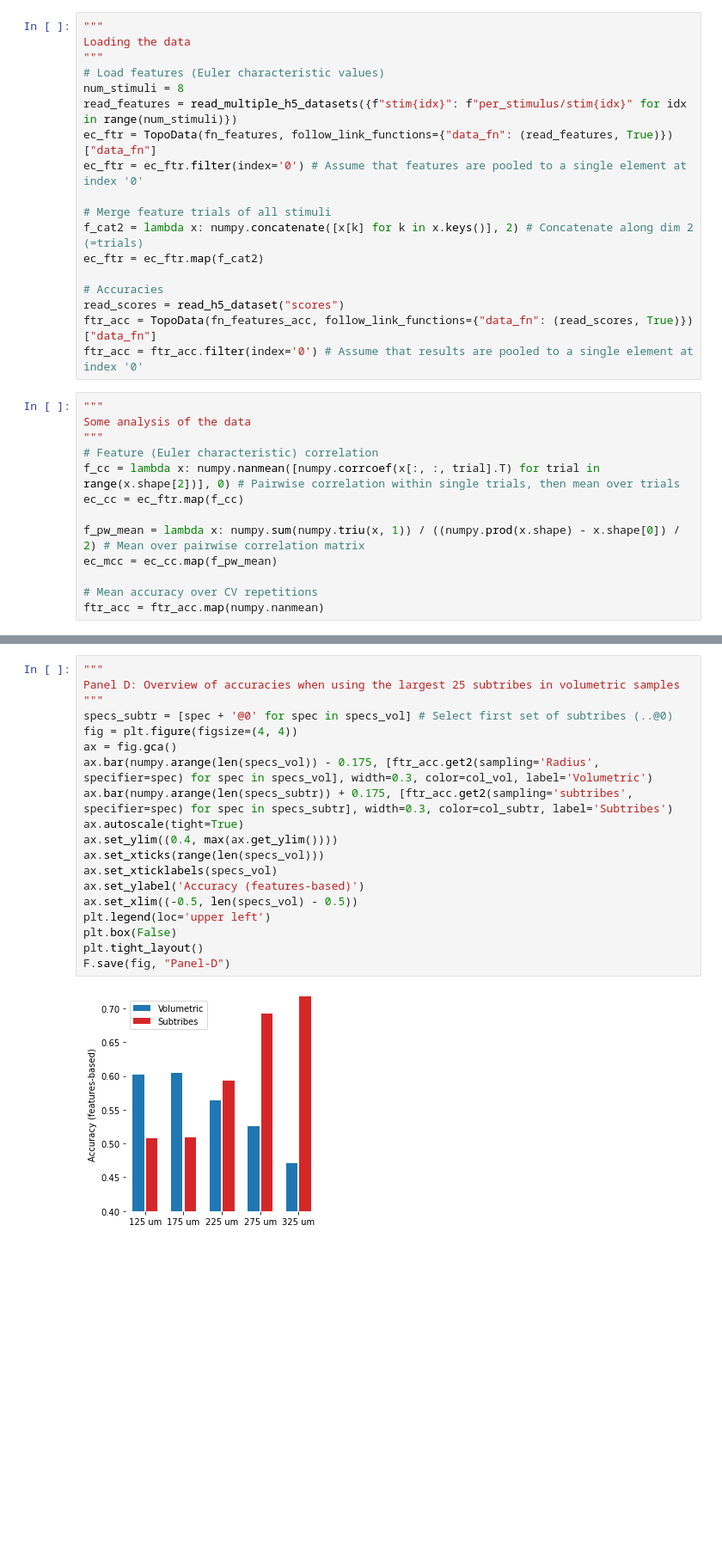
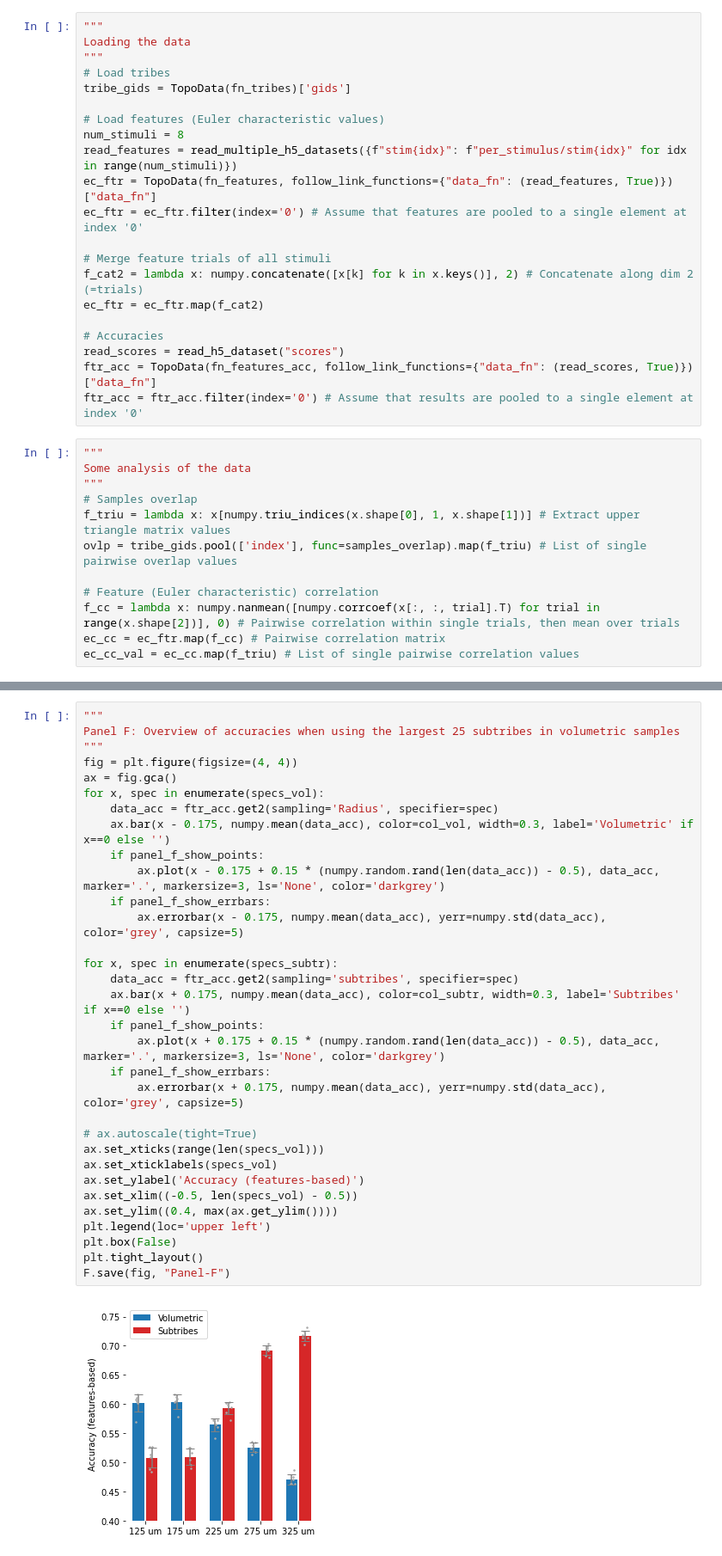
Before and after one commit to BlueBrain/topological_sampling, a Jupyter notebook: notebooks/Figure 7.ipynb, the cells around one changed output, grey strips where cells are left out. Shown at 86% size. Drawn from its saved outputs; the diff is of its cells as text; blank space fills up the shorter version.

```diff
--- a/notebooks/Figure 7.ipynb
+++ b/notebooks/Figure 7.ipynb
@@ -41,6 +65,9 @@ F = fhlpr("Figure 7")
 """
 Loading the data
 """
+# Load tribes
+tribe_gids = TopoData(fn_tribes)['gids']
+
 # Load features (Euler characteristic values)
 num_stimuli = 8
 read_features = read_multiple_h5_datasets({f"stim{idx}": f"per_stimulus/stim{idx}" for idx in range(num_stimuli)})
@@ -59,12 +86,11 @@ ftr_acc = ftr_acc.filter(index='0') # Assume that results are pooled to a single
 """
 Some analysis of the data
 """
+# Samples overlap
+f_triu = lambda x: x[numpy.triu_indices(x.shape[0], 1, x.shape[1])] # Extract upper triangle matrix values
+ovlp = tribe_gids.pool(['index'], func=samples_overlap).map(f_triu) # List of single pairwise overlap values
+
 # Feature (Euler characteristic) correlation
 f_cc = lambda x: numpy.nanmean([numpy.corrcoef(x[:, :, trial].T) for trial in range(x.shape[2])], 0) # Pairwise correlation within single trials, then mean over trials
-ec_cc = ec_ftr.map(f_cc)
-
-f_pw_mean = lambda x: numpy.sum(numpy.triu(x, 1)) / ((numpy.prod(x.shape) - x.shape[0]) / 2) # Mean over pairwise correlation matrix
-ec_mcc = ec_cc.map(f_pw_mean)
-
-# Mean accuracy over CV repetitions
-ftr_acc = ftr_acc.map(numpy.nanmean)
+ec_cc = ec_ftr.map(f_cc) # Pairwise correlation matrix
+ec_cc_val = ec_cc.map(f_triu) # List of single pairwise correlation values
@@ -177,23 +261,36 @@ F.save(fig, "Panel-C")
 # %%
 """
-Panel D: Overview of accuracies when using the largest 25 subtribes in volumetric samples
+Panel F: Overview of accuracies when using the largest 25 subtribes in volumetric samples
 """
-specs_subtr = [spec + '@0' for spec in specs_vol] # Select first set of subtribes (..@0)
 fig = plt.figure(figsize=(4, 4))
 ax = fig.gca()
-ax.bar(numpy.arange(len(specs_vol)) - 0.175, [ftr_acc.get2(sampling='Radius', specifier=spec) for spec in specs_vol], width=0.3, color=col_vol, label='Volumetric')
-ax.bar(numpy.arange(len(specs_subtr)) + 0.175, [ftr_acc.get2(sampling='subtribes', specifier=spec) for spec in specs_subtr], width=0.3, color=col_subtr, label='Subtribes')
-ax.autoscale(tight=True)
-ax.set_ylim((0.4, max(ax.get_ylim())))
+for x, spec in enumerate(specs_vol):
+    data_acc = ftr_acc.get2(sampling='Radius', specifier=spec)
+    ax.bar(x - 0.175, numpy.mean(data_acc), color=col_vol, width=0.3, label='Volumetric' if x==0 else '')
+    if panel_f_show_points:
+        ax.plot(x - 0.175 + 0.15 * (numpy.random.rand(len(data_acc)) - 0.5), data_acc, marker='.', markersize=3, ls='None', color='darkgrey')
+    if panel_f_show_errbars:
+        ax.errorbar(x - 0.175, numpy.mean(data_acc), yerr=numpy.std(data_acc), color='grey', capsize=5)
+
+for x, spec in enumerate(specs_subtr):
+    data_acc = ftr_acc.get2(sampling='subtribes', specifier=spec)
+    ax.bar(x + 0.175, numpy.mean(data_acc), color=col_subtr, width=0.3, label='Subtribes' if x==0 else '')
+    if panel_f_show_points:
+        ax.plot(x + 0.175 + 0.15 * (numpy.random.rand(len(data_acc)) - 0.5), data_acc, marker='.', markersize=3, ls='None', color='darkgrey')
+    if panel_f_show_errbars:
+        ax.errorbar(x + 0.175, numpy.mean(data_acc), yerr=numpy.std(data_acc), color='grey', capsize=5)
+
+# ax.autoscale(tight=True)
 ax.set_xticks(range(len(specs_vol)))
 ax.set_xticklabels(specs_vol)
 ax.set_ylabel('Accuracy (features-based)')
 ax.set_xlim((-0.5, len(specs_vol) - 0.5))
+ax.set_ylim((0.4, max(ax.get_ylim())))
 plt.legend(loc='upper left')
 plt.box(False)
 plt.tight_layout()
-F.save(fig, "Panel-D")
+F.save(fig, "Panel-F")
 # %% [output]
-[figure, old version]
+[figure, new version]
 # %%
 """
```
Also changed, not shown: parts of 8 cells of this notebook, 1 other file.
